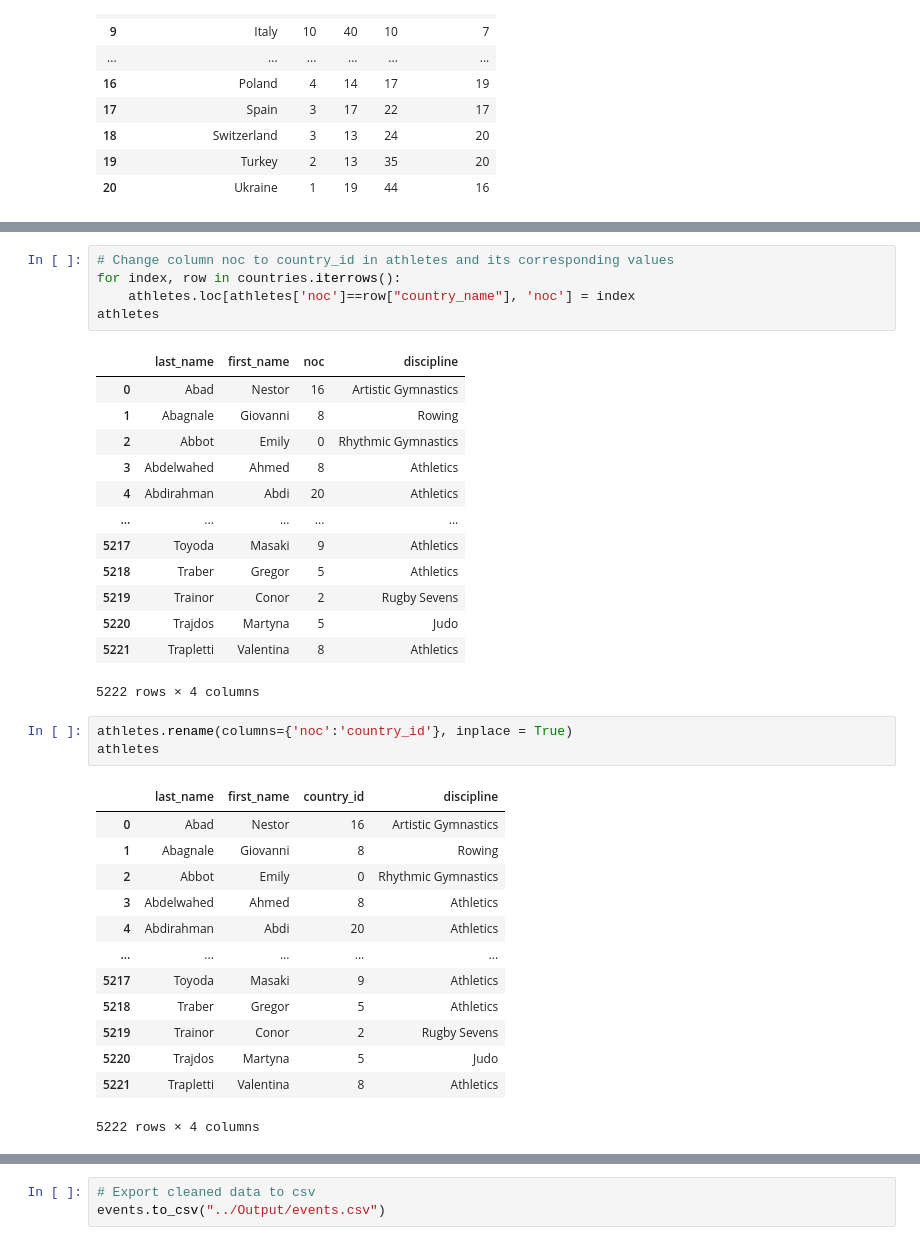
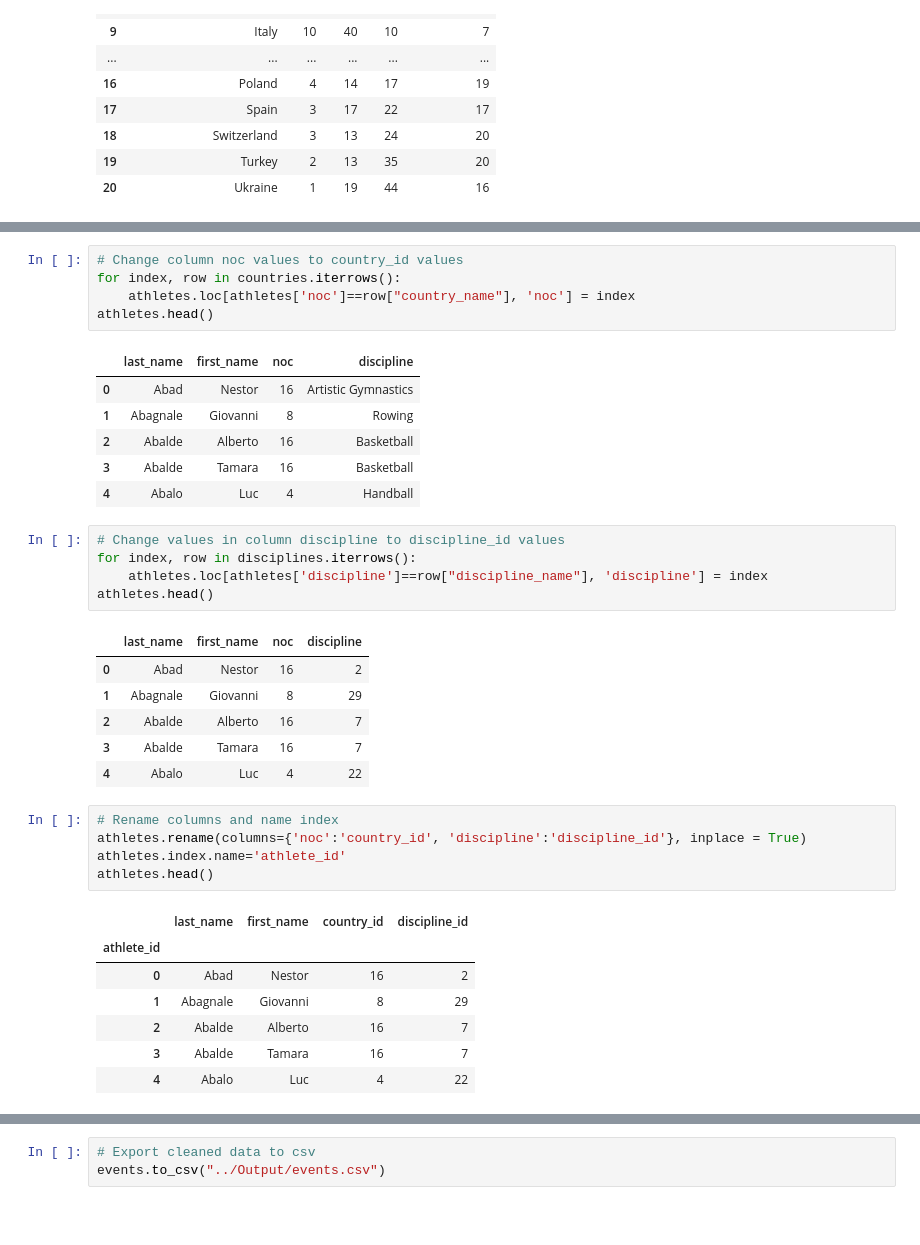
Before and after one commit to BankeUCI/Project_2, a Jupyter notebook: GalynaM/extract_transf.ipynb, the cells around one changed output, grey strips where cells are left out. Saved outputs shown, nothing was run; the diff lists cells and outputs as text; blank space fills up the shorter version.

```diff
--- a/GalynaM/extract_transf.ipynb
+++ b/GalynaM/extract_transf.ipynb
@@ -258,36 +275,37 @@ athletes
 # %%
-# Change column noc to country_id in athletes and its corresponding values
+# Change column noc values to country_id values
 for index, row in countries.iterrows():
     athletes.loc[athletes['noc']==row["country_name"], 'noc'] = index
-athletes
+athletes.head()
 # %% [output]
 |  | last_name | first_name | noc | discipline |
 | 0 | Abad | Nestor | 16 | Artistic Gymnastics |
 | 1 | Abagnale | Giovanni | 8 | Rowing |
-| 2 | Abbot | Emily | 0 | Rhythmic Gymnastics |
-| 3 | Abdelwahed | Ahmed | 8 | Athletics |
-| 4 | Abdirahman | Abdi | 20 | Athletics |
-| ... | ... | ... | ... | ... |
-| 5217 | Toyoda | Masaki | 9 | Athletics |
-| 5218 | Traber | Gregor | 5 | Athletics |
-| 5219 | Trainor | Conor | 2 | Rugby Sevens |
-| 5220 | Trajdos | Martyna | 5 | Judo |
-| 5221 | Trapletti | Valentina | 8 | Athletics |
+| 2 | Abalde | Alberto | 16 | Basketball |
+| 3 | Abalde | Tamara | 16 | Basketball |
+| 4 | Abalo | Luc | 4 | Handball |
-5222 rows × 4 columns
+# %%
+# Change values in column discipline to discipline_id values
+for index, row in disciplines.iterrows():
+    athletes.loc[athletes['discipline']==row["discipline_name"], 'discipline'] = index
+athletes.head()
+# %% [output]
+|  | last_name | first_name | noc | discipline |
+| 0 | Abad | Nestor | 16 | 2 |
+| 1 | Abagnale | Giovanni | 8 | 29 |
+| 2 | Abalde | Alberto | 16 | 7 |
+| 3 | Abalde | Tamara | 16 | 7 |
+| 4 | Abalo | Luc | 4 | 22 |
 # %%
-athletes.rename(columns={'noc':'country_id'}, inplace = True)
-athletes
+# Rename columns and name index
+athletes.rename(columns={'noc':'country_id', 'discipline':'discipline_id'}, inplace = True)
+athletes.index.name='athlete_id'
+athletes.head()
 # %% [output]
-|  | last_name | first_name | country_id | discipline |
-| 0 | Abad | Nestor | 16 | Artistic Gymnastics |
-| 1 | Abagnale | Giovanni | 8 | Rowing |
-| 2 | Abbot | Emily | 0 | Rhythmic Gymnastics |
-| 3 | Abdelwahed | Ahmed | 8 | Athletics |
-| 4 | Abdirahman | Abdi | 20 | Athletics |
-| ... | ... | ... | ... | ... |
-| 5217 | Toyoda | Masaki | 9 | Athletics |
-| 5218 | Traber | Gregor | 5 | Athletics |
-| 5219 | Trainor | Conor | 2 | Rugby Sevens |
-| 5220 | Trajdos | Martyna | 5 | Judo |
-| 5221 | Trapletti | Valentina | 8 | Athletics |
+|  | last_name | first_name | country_id | discipline_id |
+| athlete_id |  |  |  |  |
+| 0 | Abad | Nestor | 16 | 2 |
+| 1 | Abagnale | Giovanni | 8 | 29 |
+| 2 | Abalde | Alberto | 16 | 7 |
+| 3 | Abalde | Tamara | 16 | 7 |
+| 4 | Abalo | Luc | 4 | 22 |
-5222 rows × 4 columns
```
Also changed, not shown: parts of 73 cells of this notebook, 1 other file.
